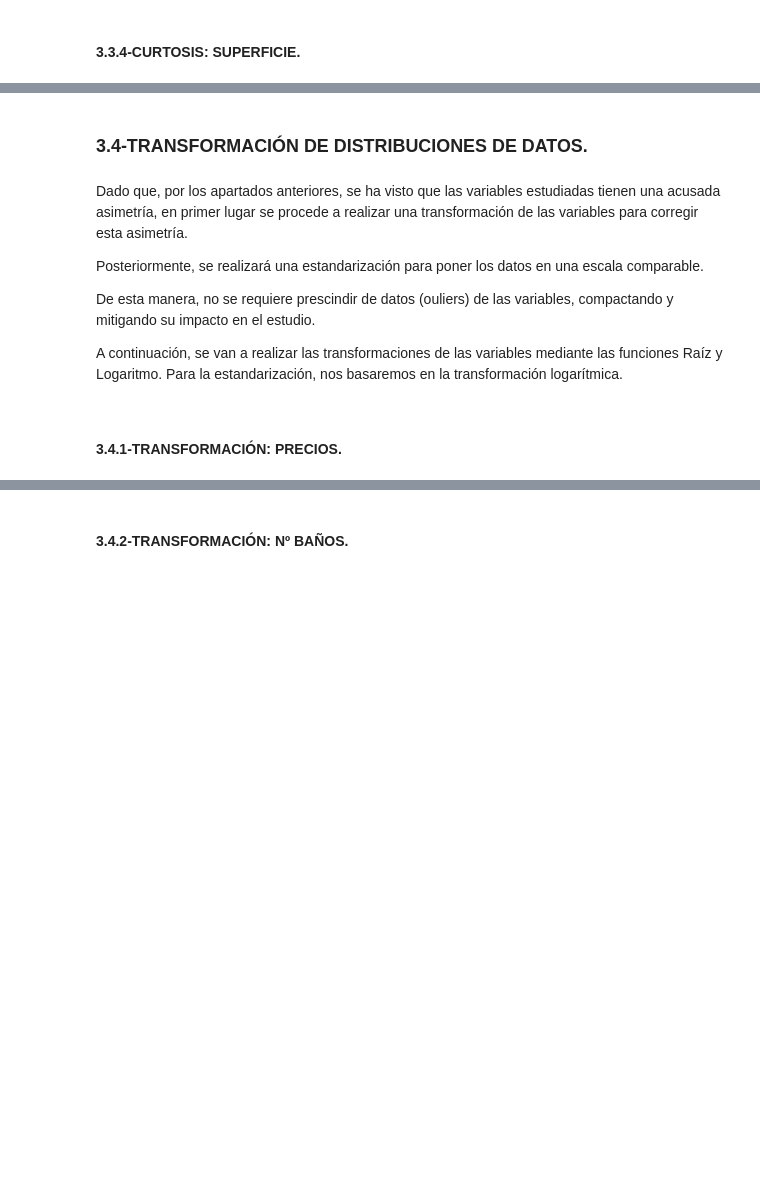
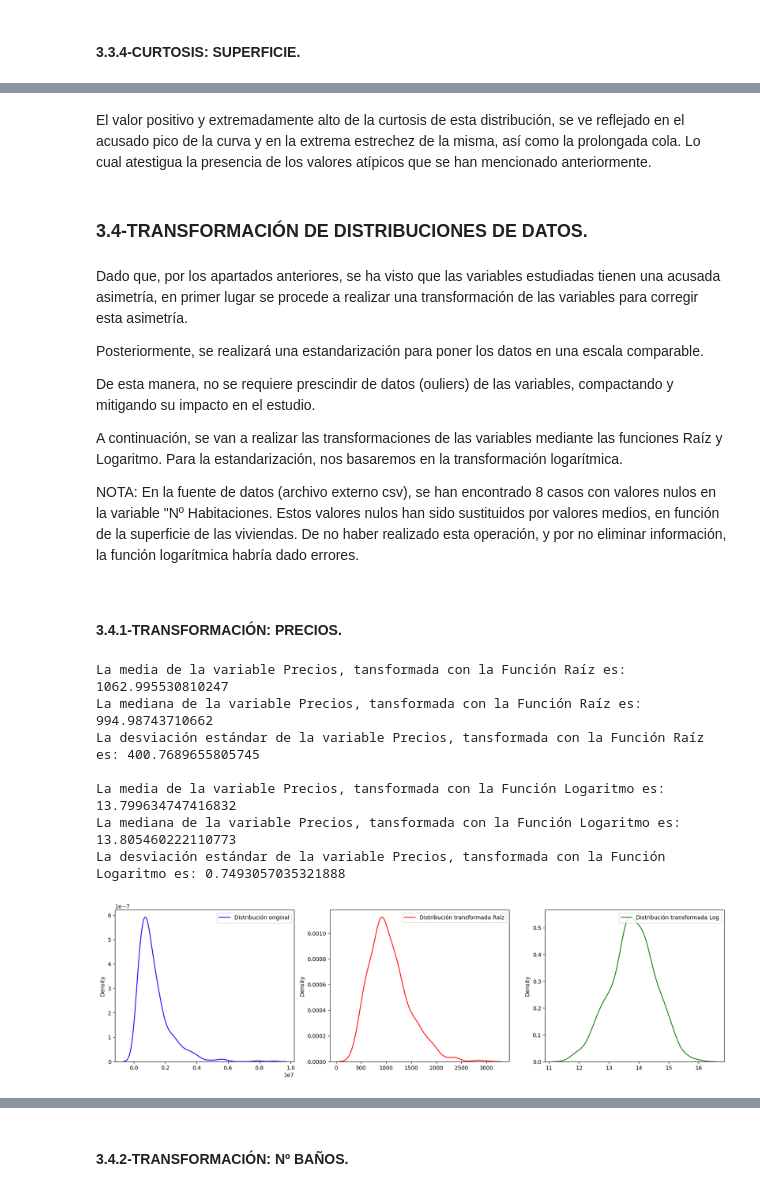
Before and after one commit to angovery/Data-Science-Bootcamp, a Jupyter notebook: Ejercicios_Evaluados/Modulo_2/ejercicio_modulo2.ipynb, the cells around one changed output, grey strips where cells are left out. Saved outputs shown, nothing was run; the diff lists cells and outputs as text; code cells hidden in the pictures; blank space fills up the shorter version.

```diff
--- a/Ejercicios_Evaluados/Modulo_2/ejercicio_modulo2.ipynb
+++ b/Ejercicios_Evaluados/Modulo_2/ejercicio_modulo2.ipynb
@@ -12,7 +12,7 @@ from scipy.stats import mannwhitneyu
 import seaborn as sns
 
 # Archivo fuente de datos
-file = './Data/idealista_madrid.csv'
+file = './Data/idealista_madrid_MODIFICADO.csv'
 # %% [markdown]
 ### 1.2-CARGA DE DATOS
 # %%
@@ -805,3 +967,5 @@ plt.show();
+# %% [markdown]
+<p> El valor positivo y extremadamente alto de la curtosis de esta distribución, se ve reflejado en el acusado pico de la curva y en la extrema estrechez de la misma, así como la prolongada cola. Lo cual atestigua la presencia de los valores atípicos que se han mencionado anteriormente.
 # %% [markdown]
 ### 3.4-TRANSFORMACIÓN DE DISTRIBUCIONES DE DATOS.
 # %% [markdown]
@@ -809,32 +973,49 @@ plt.show();
 <p>Posteriormente, se realizará una estandarización para poner los datos en una escala comparable.
 <p>De esta manera, no se requiere prescindir de datos (ouliers) de las variables, compactando y mitigando su impacto en el estudio.
 <p>A continuación, se van a realizar las transformaciones de las variables mediante las funciones Raíz y Logaritmo. Para la estandarización, nos basaremos en la transformación logarítmica.
+
+<p>NOTA: En la fuente de datos (archivo externo csv), se han encontrado 8 casos con valores nulos en la variable "Nº Habitaciones. Estos valores nulos han sido sustituidos por valores medios, en función de la superficie de las viviendas. De no haber realizado esta operación, y por no eliminar información, la función logarítmica habría dado errores.
 # %% [markdown]
 #### 3.4.1-TRANSFORMACIÓN: PRECIOS.
 # %%
 # Transformación mediante Función Raíz.
 precios_sqrt = np.sqrt(precios)
 # Calculamos las métricas.
 media_precios_sqrt = np.mean(precios_sqrt)
 mediana_precios_sqrt = np.median(precios_sqrt)
 desv_precios_sqrt = np.std(precios_sqrt)
 print(f"La media de la variable Precios, tansformada con la Función Raíz es: {media_precios_sqrt}")
 print(f"La mediana de la variable Precios, tansformada con la Función Raíz es: {mediana_precios_sqrt}")
 print(f"La desviación estándar de la variable Precios, tansformada con la Función Raíz es: {desv_precios_sqrt}\n")
 
 #Transformación mediante Función Logaritmo.
 precios_log = np.log(precios)
 # Calculamos las métricas.
 media_precios_log = np.mean(precios_log)
 mediana_precios_log = np.median(precios_log)
 desv_precios_log = np.std(precios_log)
 print(f"La media de la variable Precios, tansformada con la Función Logaritmo es: {media_precios_log}")
 print(f"La mediana de la variable Precios, tansformada con la Función Logaritmo es: {mediana_precios_log}")
 print(f"La desviación estándar de la variable Precios, tansformada con la Función Logaritmo es: {desv_precios_log}")
 
 # Se comparan las gráficas de las transformaciones anteriores con la original.
-sns.kdeplot(precios, label="Distribución original")
-sns.kdeplot(precios_sqrt, label="Distribución transformada Raíz")
-sns.kdeplot(precios_log, label="Distribución transformada Logaritmo")
+plt.figure(figsize=(20,5))
+plt.subplot(1,3,1)
+sns.kdeplot(precios, color="blue", label="Distribución original")
 plt.legend()
+plt.subplot(1,3,2)
+sns.kdeplot(precios_sqrt, color="red", label="Distribución transformada Raíz")
+plt.legend()
+plt.subplot(1,3,3)
+sns.kdeplot(precios_log, color="green", label="Distribución transformada Log")
+plt.legend(loc=1)
 plt.show();
+# %% [output]
+La media de la variable Precios, tansformada con la Función Raíz es: 1062.995530810247
+La mediana de la variable Precios, tansformada con la Función Raíz es: 994.98743710662
+La desviación estándar de la variable Precios, tansformada con la Función Raíz es: 400.7689655805745
+
+La media de la variable Precios, tansformada con la Función Logaritmo es: 13.799634747416832
+La mediana de la variable Precios, tansformada con la Función Logaritmo es: 13.805460222110773
+La desviación estándar de la variable Precios, tansformada con la Función Logaritmo es: 0.7493057035321888
+[figure, added]
```
Also changed, not shown: parts of 78 cells of this notebook.
